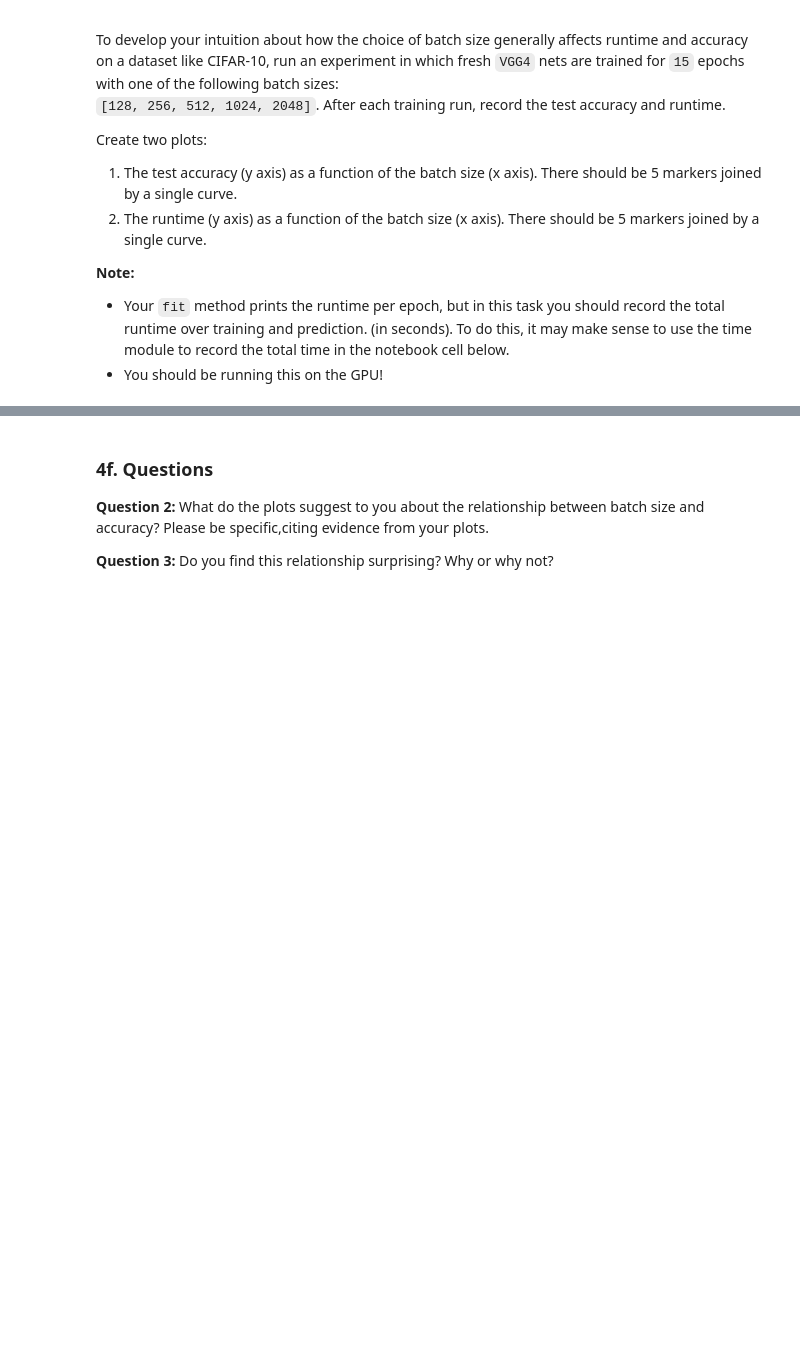
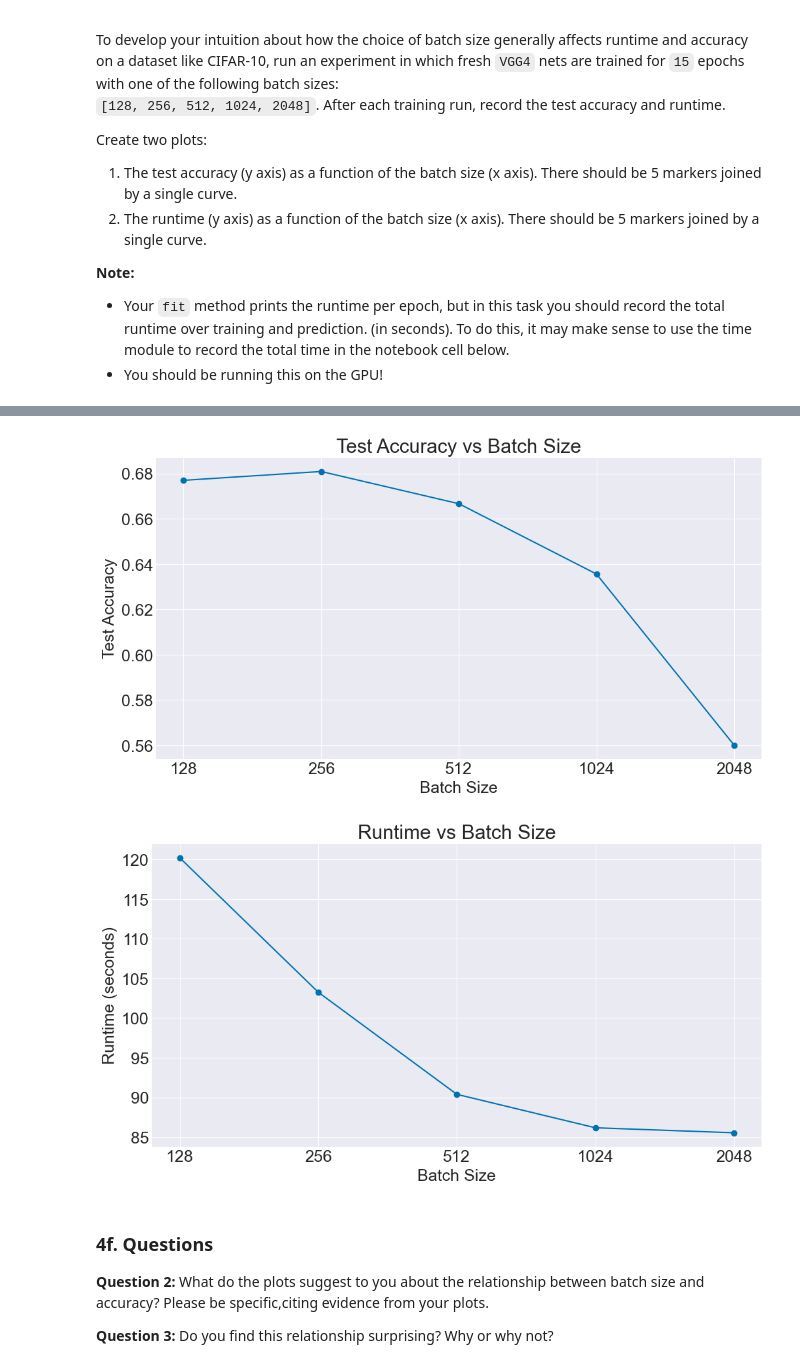
Before and after one commit to nssent25/CS444, a Jupyter notebook: Project1/vgg4.ipynb, the cells around one changed output, grey strips where cells are left out. Cells and saved outputs as stored; diff of their text form; code cells hidden in the pictures; blank space fills up the shorter version.

```diff
--- a/Project1/vgg4.ipynb
+++ b/Project1/vgg4.ipynb
@@ -276,0 +271,20 @@ tf.random.set_seed(0)
+# %%
+# KEEP THIS SEED
+tf.random.set_seed(0)
+
+accuracies = []
+times = []
+
+for batch_size in [128, 256, 512, 1024, 2048]:
+    start = time.time()
+    model = VGG4(C=10, input_feats_shape=(32, 32, 3))
+    model.compile(optimizer='adam', loss='cross_entropy')
+    print(f"Training with batch size {batch_size}")
+    train_loss_hist, val_loss_hist, val_acc_hist, e = model.fit(x_train, y_train, x_val, y_val, max_epochs=15, batch_size=batch_size)
+    times.append(time.time() - start)
+
+    # Calculate the accuracy on the test set
+    model.set_layer_training_mode(False)  # Disable dropout & batch norm during evaluation
+    test_acc, test_loss = model.evaluate(x_test, y_test)
+    accuracies.append(test_acc)
+    print(f"Batch Size: {batch_size}, Test Accuracy: {test_acc:.4f}, Time: {times[-1]:.2f}s")
@@ -277,3 +309,27 @@ tf.random.set_seed(0)
+# %%
+# Plot Test Accuracy vs Batch Size
+batch_sizes = [128, 256, 512, 1024, 2048]
+plt.figure(figsize=(12, 6))
+plt.plot(range(5), accuracies, marker='o')
+plt.title('Test Accuracy vs Batch Size')
+plt.xlabel('Batch Size')
+plt.ylabel('Test Accuracy')
+plt.xticks(range(5), batch_sizes)
+plt.grid(True)
+plt.show()
+
+# Plot Runtime vs Batch Size
+plt.figure(figsize=(12, 6))
+plt.plot(range(5), times, marker='o')
+plt.title('Runtime vs Batch Size')
+plt.xlabel('Batch Size')
+plt.ylabel('Runtime (seconds)')
+plt.xticks(range(5), batch_sizes)
+plt.grid(True)
+plt.show()
+# %% [output]
+[figure, added]
+[figure, added]
 # %% [markdown]
 ### 4f. Questions
 
```
Also changed, not shown: parts of 7 cells of this notebook.
